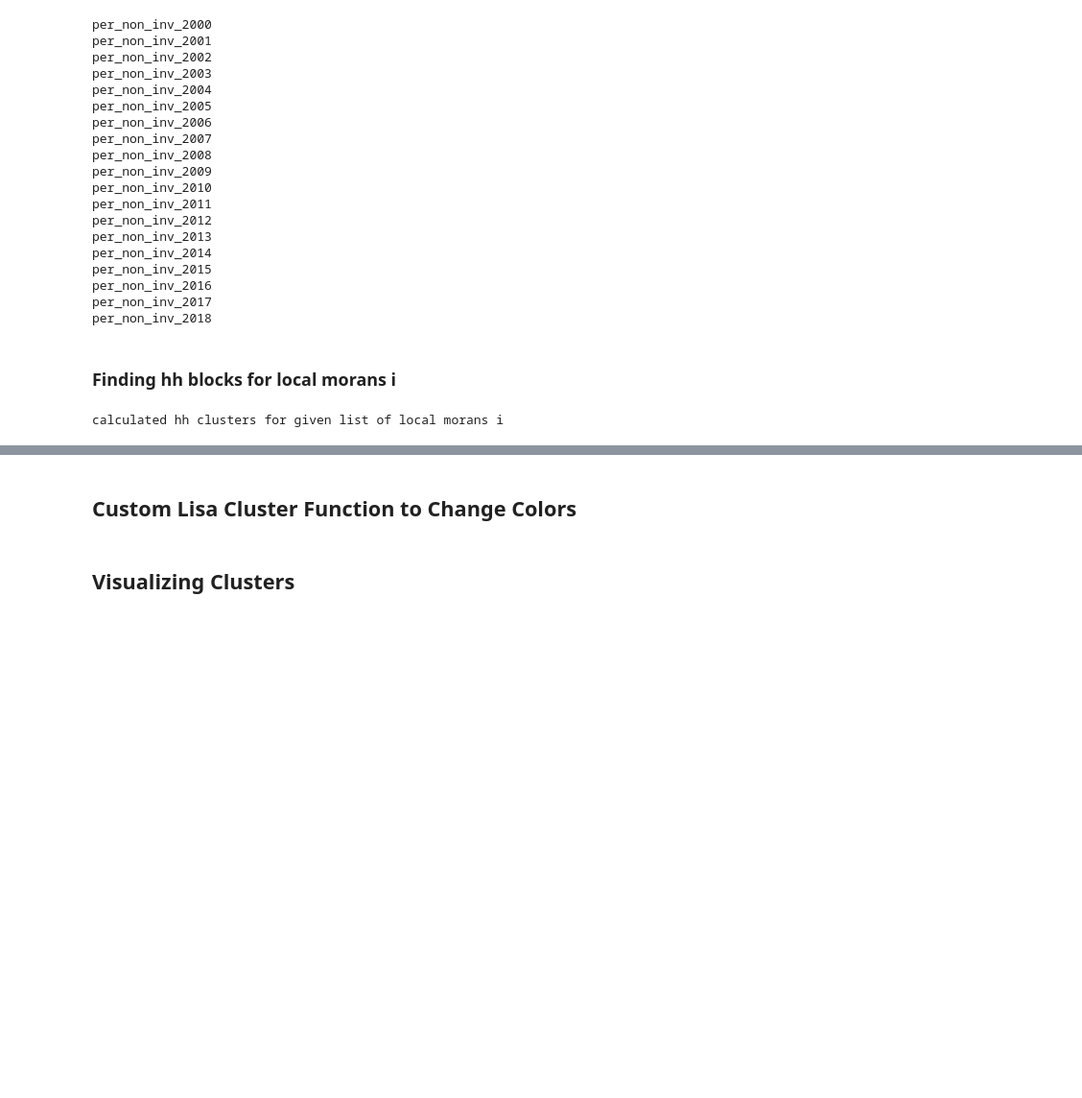
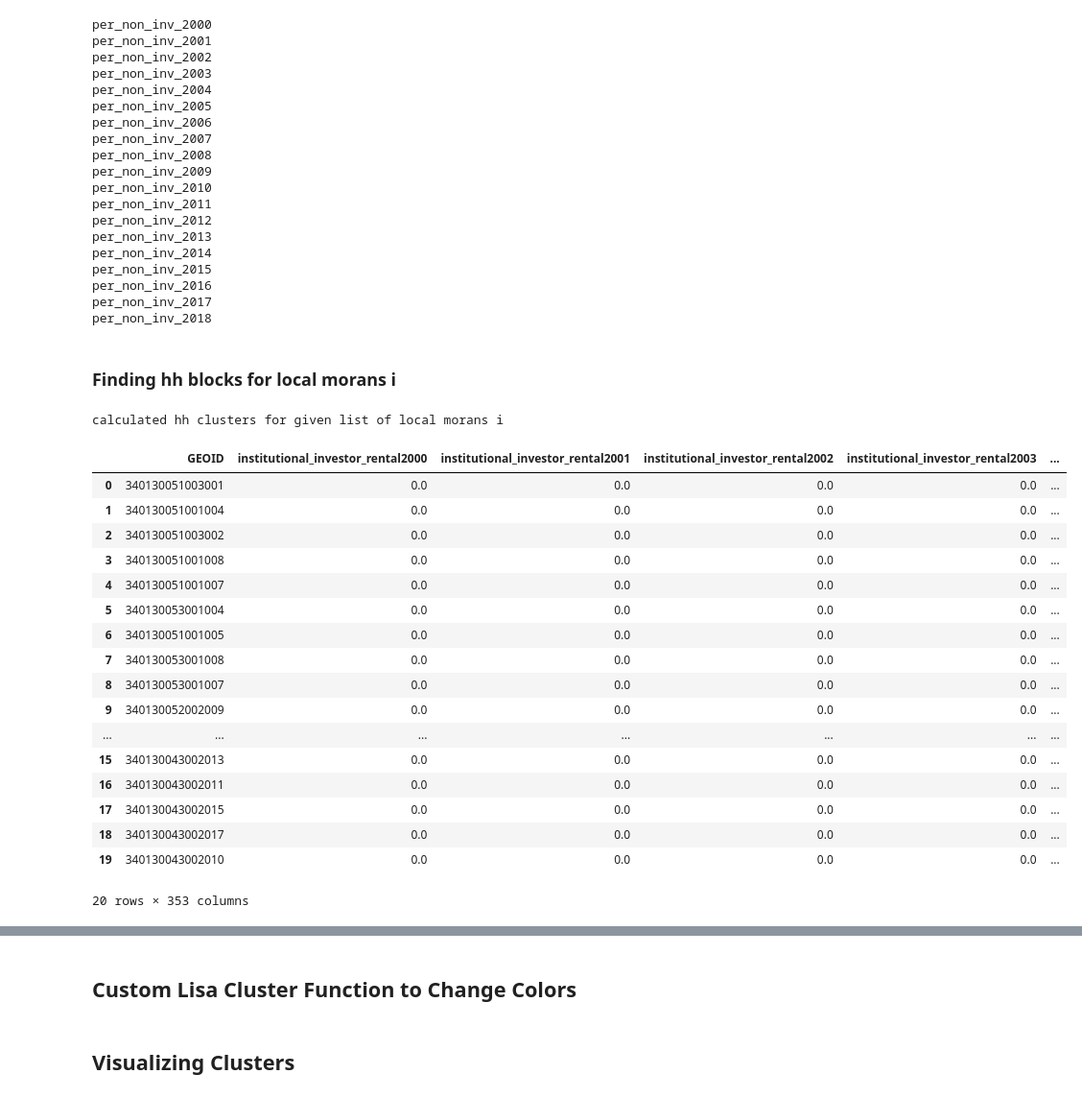
Before and after one commit to CenterForSpatialResearch/investors-NJ, a Jupyter notebook: 04_investor_breakdown.ipynb, the cells around one changed output, grey strips where cells are left out. Shown at 96% size. Saved outputs shown, nothing was run; the diff lists cells and outputs as text; code cells hidden in the pictures; blank space fills up the shorter version.

```diff
--- a/04_investor_breakdown.ipynb
+++ b/04_investor_breakdown.ipynb
@@ -1339,12 +1388,11 @@ morans_hh['inst_inv_rent_00_06'] = morans_hh.apply(lambda x: 1 if (x.inst_inv_re
 morans_hh['inst_inv_rent_07_09'] = morans_hh.apply(lambda x: 1 if (x.inst_inv_rent_hh07==True)
                                                or (x.inst_inv_rent_hh08==True)
                                                or (x.inst_inv_rent_hh09==True) else 0,axis=1)
-morans_hh['inst_inv_rent_10_13'] = morans_hh.apply(lambda x: 1 if (x.inst_inv_rent_hh10==True)
+morans_hh['inst_inv_rent_10_18'] = morans_hh.apply(lambda x: 1 if (x.inst_inv_rent_hh10==True)
                                                or (x.inst_inv_rent_hh11==True)
                                                or (x.inst_inv_rent_hh12==True)
                                                or (x.inst_inv_rent_hh13==True)
-                                               else 0,axis=1)
-morans_hh['inst_inv_rent_14_18'] = morans_hh.apply(lambda x: 1 if (x.inst_inv_rent_hh14==True)
+                                               or (x.inst_inv_rent_hh14==True)
                                                or (x.inst_inv_rent_hh15==True)
                                                or (x.inst_inv_rent_hh16==True)
                                                or (x.inst_inv_rent_hh17==True)
@@ -1362,12 +1410,11 @@ morans_hh['non_inst_inv_rent_00_06'] = morans_hh.apply(lambda x: 1 if (x.non_ins
 morans_hh['non_inst_inv_rent_07_09'] = morans_hh.apply(lambda x: 1 if (x.non_inst_inv_rent_hh07==True)
                                                or (x.non_inst_inv_rent_hh08==True)
                                                or (x.non_inst_inv_rent_hh09==True) else 0,axis=1)
-morans_hh['non_inst_inv_rent_10_13'] = morans_hh.apply(lambda x: 1 if (x.non_inst_inv_rent_hh10==True)
+morans_hh['non_inst_inv_rent_10_18'] = morans_hh.apply(lambda x: 1 if (x.non_inst_inv_rent_hh10==True)
                                                or (x.non_inst_inv_rent_hh11==True)
                                                or (x.non_inst_inv_rent_hh12==True)
                                                or (x.non_inst_inv_rent_hh13==True)
-                                               else 0,axis=1)
-morans_hh['non_inst_inv_rent_14_18'] = morans_hh.apply(lambda x: 1 if (x.non_inst_inv_rent_hh14==True)
+                                               or (x.non_inst_inv_rent_hh14==True)
                                                or (x.non_inst_inv_rent_hh15==True)
                                                or (x.non_inst_inv_rent_hh16==True)
                                                or (x.non_inst_inv_rent_hh17==True)
@@ -1385,12 +1432,11 @@ morans_hh['inst_inv_flip_00_06'] = morans_hh.apply(lambda x: 1 if (x.inst_inv_fl
 morans_hh['inst_inv_flip_07_09'] = morans_hh.apply(lambda x: 1 if (x.inst_inv_flip_hh07==True)
                                                or (x.inst_inv_flip_hh08==True)
                                                or (x.inst_inv_flip_hh09==True) else 0,axis=1)
-morans_hh['inst_inv_flip_10_13'] = morans_hh.apply(lambda x: 1 if (x.inst_inv_flip_hh10==True)
+morans_hh['inst_inv_flip_10_18'] = morans_hh.apply(lambda x: 1 if (x.inst_inv_flip_hh10==True)
                                                or (x.inst_inv_flip_hh11==True)
                                                or (x.inst_inv_flip_hh12==True)
                                                or (x.inst_inv_flip_hh13==True)
-                                               else 0,axis=1)
-morans_hh['inst_inv_flip_14_18'] = morans_hh.apply(lambda x: 1 if (x.inst_inv_flip_hh14==True)
+                                               or (x.inst_inv_flip_hh14==True)
                                                or (x.inst_inv_flip_hh15==True)
                                                or (x.inst_inv_flip_hh16==True)
                                                or (x.inst_inv_flip_hh17==True)
@@ -1408,16 +1454,36 @@ morans_hh['non_inst_inv_flip_00_06'] = morans_hh.apply(lambda x: 1 if (x.non_ins
 morans_hh['non_inst_inv_flip_07_09'] = morans_hh.apply(lambda x: 1 if (x.non_inst_inv_flip_hh07==True)
                                                or (x.non_inst_inv_flip_hh08==True)
                                                or (x.non_inst_inv_flip_hh09==True) else 0,axis=1)
-morans_hh['non_inst_inv_flip_10_13'] = morans_hh.apply(lambda x: 1 if (x.non_inst_inv_flip_hh10==True)
+morans_hh['non_inst_inv_flip_10_18'] = morans_hh.apply(lambda x: 1 if (x.non_inst_inv_flip_hh10==True)
                                                or (x.non_inst_inv_flip_hh11==True)
                                                or (x.non_inst_inv_flip_hh12==True)
                                                or (x.non_inst_inv_flip_hh13==True)
-                                               else 0,axis=1)
-morans_hh['non_inst_inv_flip_14_18'] = morans_hh.apply(lambda x: 1 if (x.non_inst_inv_flip_hh14==True)
+                                               or (x.non_inst_inv_flip_hh14==True)
                                                or (x.non_inst_inv_flip_hh15==True)
                                                or (x.non_inst_inv_flip_hh16==True)
                                                or (x.non_inst_inv_flip_hh17==True)
                                                or (x.non_inst_inv_flip_hh18==True) else 0,axis=1)
+# %%
+morans_hh.head(20)
+# %% [output]
+|  | GEOID | institutional_investor_rental2000 | institutional_investor_rental2001 | institutional_investor_rental2002 | institutional_investor_rental2003 | ... |
+| 0 | 340130051003001 | 0.0 | 0.0 | 0.0 | 0.0 | ... |
+| 1 | 340130051001004 | 0.0 | 0.0 | 0.0 | 0.0 | ... |
+| 2 | 340130051003002 | 0.0 | 0.0 | 0.0 | 0.0 | ... |
+| 3 | 340130051001008 | 0.0 | 0.0 | 0.0 | 0.0 | ... |
+| 4 | 340130051001007 | 0.0 | 0.0 | 0.0 | 0.0 | ... |
+| 5 | 340130053001004 | 0.0 | 0.0 | 0.0 | 0.0 | ... |
+| 6 | 340130051001005 | 0.0 | 0.0 | 0.0 | 0.0 | ... |
+| 7 | 340130053001008 | 0.0 | 0.0 | 0.0 | 0.0 | ... |
+| 8 | 340130053001007 | 0.0 | 0.0 | 0.0 | 0.0 | ... |
+| 9 | 340130052002009 | 0.0 | 0.0 | 0.0 | 0.0 | ... |
+| ... | ... | ... | ... | ... | ... | ... |
+| 15 | 340130043002013 | 0.0 | 0.0 | 0.0 | 0.0 | ... |
+| 16 | 340130043002011 | 0.0 | 0.0 | 0.0 | 0.0 | ... |
+| 17 | 340130043002015 | 0.0 | 0.0 | 0.0 | 0.0 | ... |
+| 18 | 340130043002017 | 0.0 | 0.0 | 0.0 | 0.0 | ... |
+| 19 | 340130043002010 | 0.0 | 0.0 | 0.0 | 0.0 | ... |
+20 rows × 353 columns
 # %%
 # calculating field with total hh clusters for year groupings 2000-2010
 # non investors/owner occupants
```
Also changed, not shown: parts of 13 cells of this notebook, 2 other files.
